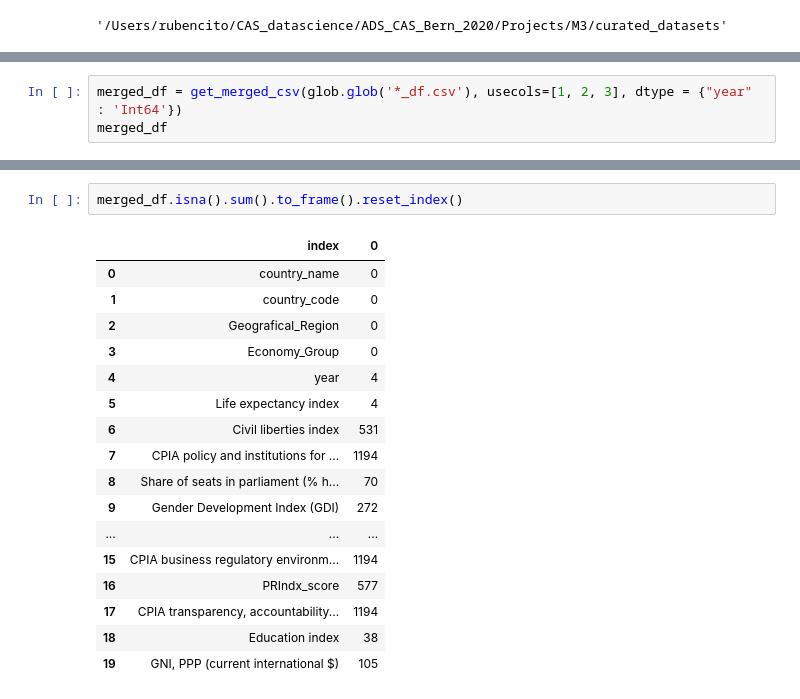
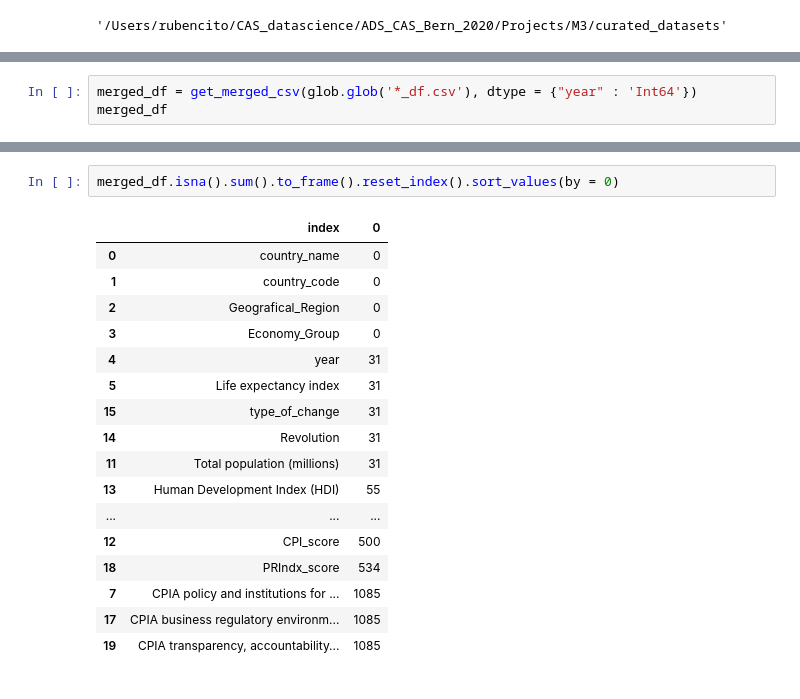
Before and after one commit to rjlopez2/ADS-_CAS_Bern_2020, a Jupyter notebook: Projects/M3/Merging_datasets.ipynb, the cells around one changed output, grey strips where cells are left out. Drawn from its saved outputs; the diff is of its cells as text.

```diff
--- a/Projects/M3/Merging_datasets.ipynb
+++ b/Projects/M3/Merging_datasets.ipynb
@@ -39,5 +63,5 @@ glob.glob('*_df.csv')
 # %%
-merged_df = get_merged_csv(glob.glob('*_df.csv'), usecols=[1, 2, 3], dtype = {"year" : 'Int64'})
+merged_df = get_merged_csv(glob.glob('*_df.csv'), dtype = {"year" : 'Int64'})
 merged_df
 # %% [output]
 |  | country_name | country_code | Geografical_Region | Economy_Group | year | Life expectancy index | ... |
@@ -70,20 +86,20 @@ merged_df[merged_df["country_code"] == "AFG"].sort_values(by = "year")
 # %%
-merged_df.isna().sum().to_frame().reset_index()
+merged_df.isna().sum().to_frame().reset_index().sort_values(by = 0)
 # %% [output]
 |  | index | 0 |
 | 0 | country_name | 0 |
 | 1 | country_code | 0 |
 | 2 | Geografical_Region | 0 |
 | 3 | Economy_Group | 0 |
-| 4 | year | 4 |
-| 5 | Life expectancy index | 4 |
-| 6 | Civil liberties index | 531 |
-| 7 | CPIA policy and institutions for ... | 1194 |
-| 8 | Share of seats in parliament (% h... | 70 |
-| 9 | Gender Development Index (GDI) | 272 |
+| 4 | year | 31 |
+| 5 | Life expectancy index | 31 |
+| 15 | type_of_change | 31 |
+| 14 | Revolution | 31 |
+| 11 | Total population (millions) | 31 |
+| 13 | Human Development Index (HDI) | 55 |
 | ... | ... | ... |
-| 15 | CPIA business regulatory environm... | 1194 |
-| 16 | PRIndx_score | 577 |
-| 17 | CPIA transparency, accountability... | 1194 |
-| 18 | Education index | 38 |
-| 19 | GNI, PPP (current international $) | 105 |
+| 12 | CPI_score | 500 |
+| 18 | PRIndx_score | 534 |
+| 7 | CPIA policy and institutions for ... | 1085 |
+| 17 | CPIA business regulatory environm... | 1085 |
+| 19 | CPIA transparency, accountability... | 1085 |
```
Also changed, not shown: parts of 5 cells of this notebook, 4 other files.
